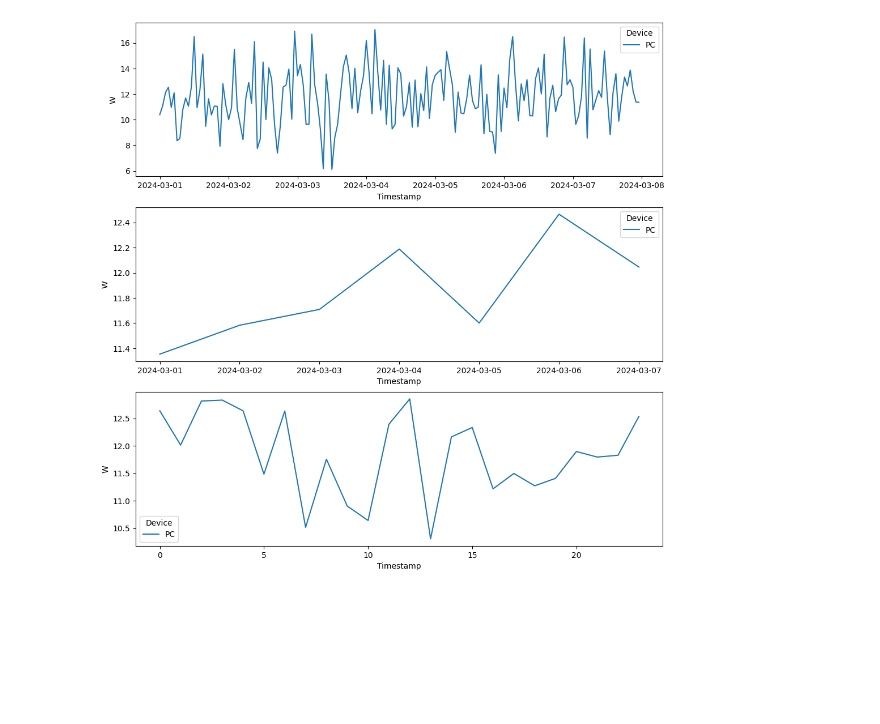
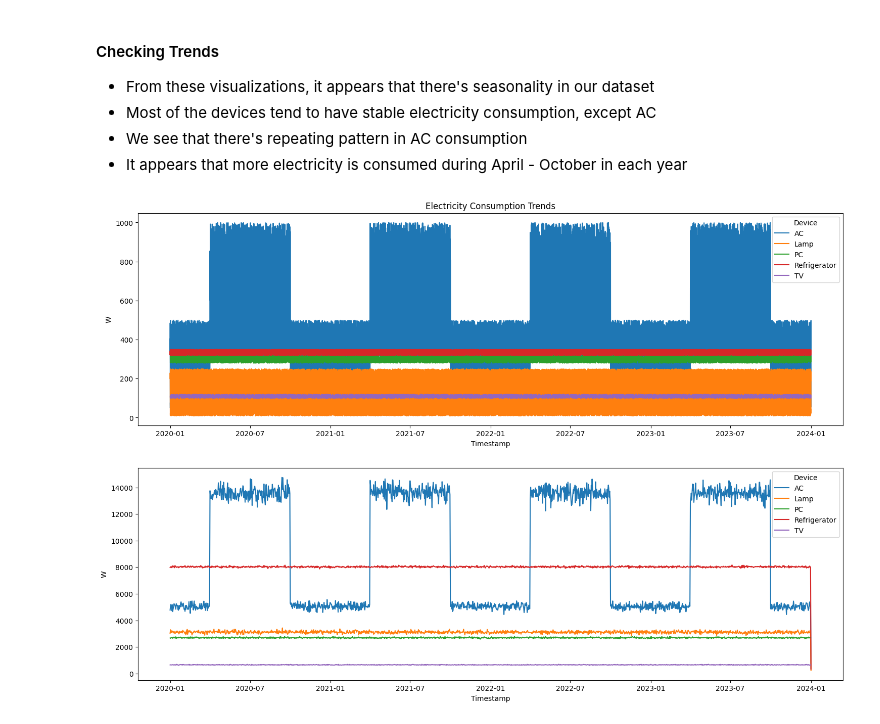
Before and after one commit to daandeey/ElectriCast, a Jupyter notebook: EDA.ipynb, the cells around one changed output. Saved outputs shown, nothing was run; the diff lists cells and outputs as text; code cells hidden in the pictures; blank space fills up the shorter version.

```diff
--- a/EDA.ipynb
+++ b/EDA.ipynb
@@ -5,5 +23,5 @@ import matplotlib.pyplot as plt
 # %%
-df_raw = pd.read_csv('dataset/appliance_data.csv')
+df_raw = pd.read_csv('dataset/electricity_consumption.csv')
 df = df_raw.copy()
 df.head(5)
 # %% [output]
@@ -61,30 +105,22 @@ plt.show()
+# %% [markdown]
+#### Checking Trends
+- From these visualizations, it appears that there's seasonality in our dataset
+- Most of the devices tend to have stable electricity consumption, except AC
+- We see that there's repeating pattern in AC consumption
+- It appears that more electricity is consumed during April - October in each year
 # %%
-device = 'PC'
+fig, axs = plt.subplots(2, 1, figsize=(18, 12))
 
-fig, axs = plt.subplots(3, 1, figsize=(12, 12))
-
-df_running_hour_consumption = df.groupby(['Device', pd.Grouper(key='Timestamp', freq='1h')]).agg({'V': 'mean',
-                                                                                            'A': 'sum',
-                                                                                            'W': 'mean'})
-
+df_running_hour_consumption = df.groupby(['Device', pd.Grouper(key='Timestamp', freq='1h')]).agg({'W': 'mean'})
 df_running_hour_consumption.reset_index(inplace=True)
 
-df_daily_consumtion = df.groupby(['Device', pd.Grouper(key='Timestamp', freq='1D')]).agg({'V': 'mean',
-                                                                                            'A': 'sum',
-                                                                                            'W': 'mean'})
-
+df_daily_consumtion = df.groupby(['Device', pd.Grouper(key='Timestamp', freq='1D')]).agg({'W': 'sum'})
 df_daily_consumtion.reset_index(inplace=True)
 
-df_hourly_consumption = df.groupby(['Device', df['Timestamp'].dt.hour]).agg({'V': 'mean',
-                                                                                            'A': 'sum',
-                                                                                            'W': 'mean'})
-
-df_hourly_consumption.reset_index(inplace=True)
-
-sns.lineplot(data=df_running_hour_consumption[df_running_hour_consumption['Device'] == device], hue='Device', x='Timestamp', y='W', ax=axs[0])
-sns.lineplot(data=df_daily_consumtion[df_daily_consumtion['Device'] == device], hue='Device', x='Timestamp', y='W', ax=axs[1])
-sns.lineplot(data=df_hourly_consumption[df_hourly_consumption['Device'] == device], hue='Device', x='Timestamp', y='W', ax=axs[2])
+sns.lineplot(data=df_running_hour_consumption, hue='Device', x='Timestamp', y='W', ax=axs[0])
+sns.lineplot(data=df_daily_consumtion, hue='Device', x='Timestamp', y='W', ax=axs[1])
+axs[0].set_title('Electricity Consumption Trends')
 
 plt.show()
 # %% [output]
-[figure, old version]
+[figure, new version]
```
Also changed, not shown: parts of 38 cells of this notebook.
